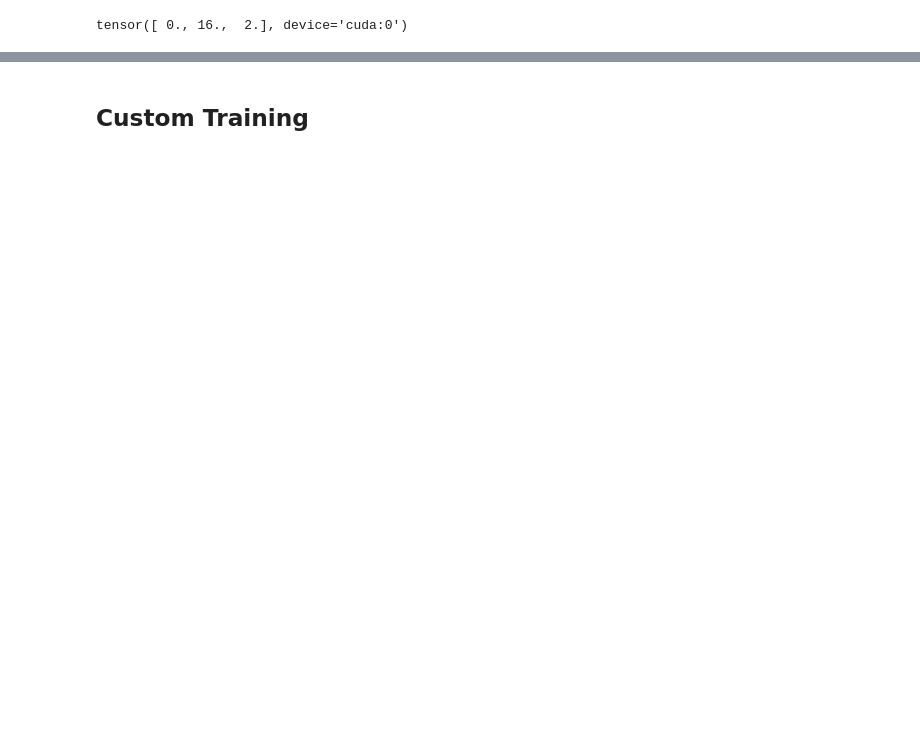
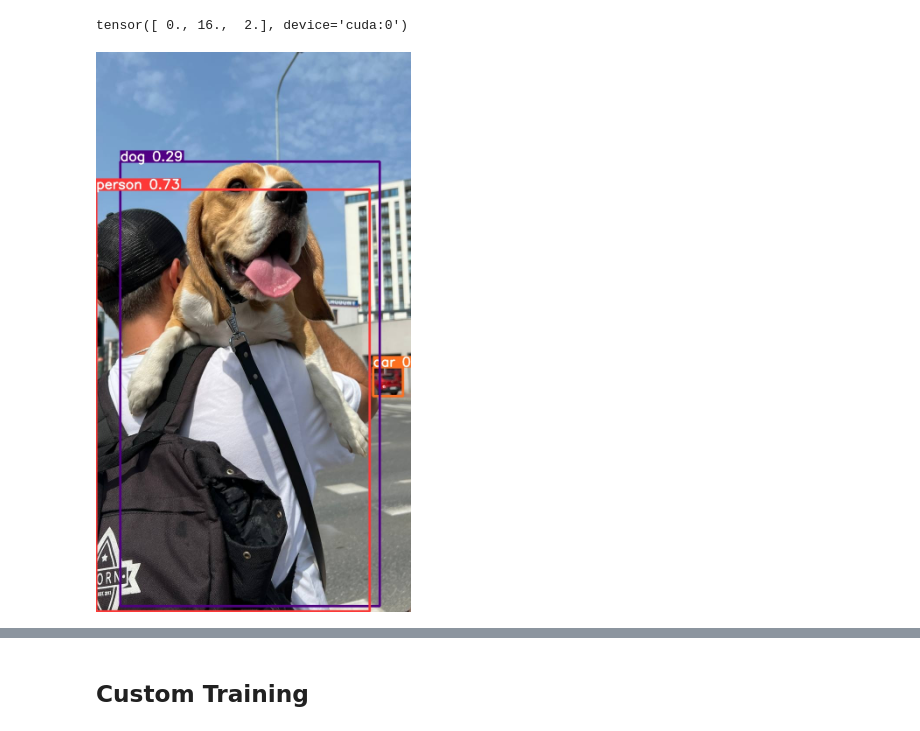
Before and after one commit to elyal2/UPC2023, a Jupyter notebook: 3_object_detection_on_custom_dataset.ipynb, the cells around one changed output, grey strips where cells are left out. Cells and saved outputs as stored; diff of their text form; code cells hidden in the pictures; blank space fills up the shorter version.

```diff
--- a/3_object_detection_on_custom_dataset.ipynb
+++ b/3_object_detection_on_custom_dataset.ipynb
@@ -227,3 +230,7 @@ tensor([0.72712, 0.29066, 0.28456], device='cuda:0')
 results[0].boxes.cls
 # %% [output]
 tensor([ 0., 16.,  2.], device='cuda:0')
+# %%
+Image(filename='runs/detect/predict2/dog.jpeg', height=600)
+# %% [output]
+[figure, added]
```
Also changed, not shown: parts of 25 cells of this notebook.
